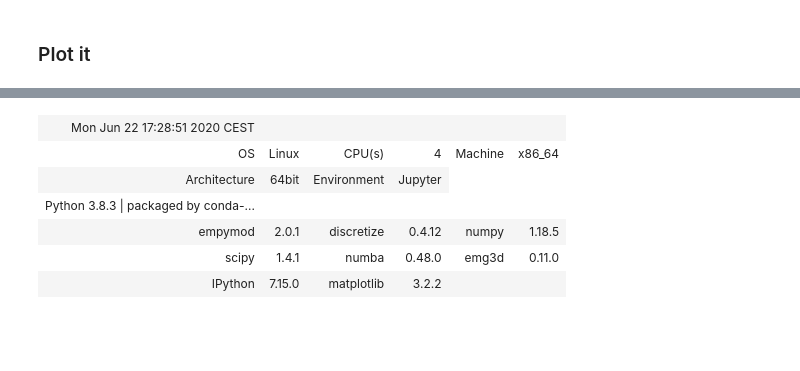
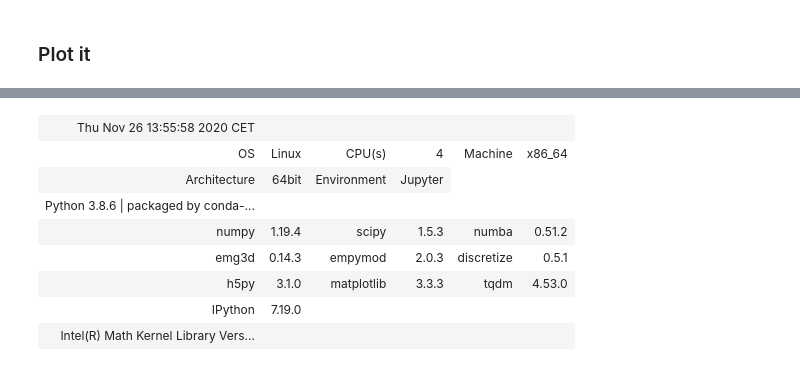
Before and after one commit to emsig/article-TDEM, a Jupyter notebook: notebooks/08_Figures_1D-Model-wrong-x-y.ipynb, the cells around one changed output, grey strips where cells are left out. Saved outputs shown, nothing was run; the diff lists cells and outputs as text; code cells hidden in the pictures; blank space fills up the shorter version.

```diff
--- a/notebooks/08_Figures_1D-Model-wrong-x-y.ipynb
+++ b/notebooks/08_Figures_1D-Model-wrong-x-y.ipynb
@@ -158,0 +143,3 @@ total_time = runtime.runtime
+# %%
+emg3d.save('../data/'+name+'.h5', log=log)
+log = emg3d.load('../data/'+name+'.h5')['log']
@@ -159,16 +151,13 @@ total_time = runtime.runtime
 # %%
-# Load info and data
-values = emg3d.load('../data/'+name+'.h5')['Data']['values']
-
 runtime = 0
-for frq in Fourier.freq_calc[::-1]:
-    key = int(frq*1e6)
-    value = values[str(key)]
+for freq in Fourier.freq_calc[::-1]:
+    key = int(freq*1e6)
+    value = log[str(key)]
     print(f"  {value['freq']:7.3f} Hz: {value['info']['it_mg']:2g}/{value['info']['it_ssl']:g} it; "
           f"{value['info']['time']:4.0f} s; "
-          f"a: {value['alpha'][0]:.3f} / {value['alpha'][1]:.3f} ; "
+          f"max_a: {value['stretching']:.2f}; "
           f"nC: {value['nC']:8,.0f}; "
-          f"a: {value['dminmax'][0]:5.0f} / {value['dminmax'][1]:7.0f}")
+          f"h: {value['dminmax'][0]:5.0f} / {value['dminmax'][1]:7.0f}")
     runtime += value['info']['time']
 
 print(f"\n                **** TOTAL RUNTIME :: {runtime//60:.0f} min {runtime%60:.1f} s ****\n")
@@ -349,12 +338,14 @@ plt.show()
 [interactive output not drawn]
 [interactive output not drawn]
 # %%
-emg3d.Report([empymod, discretize])
+emg3d.Report()
 # %% [output]
-| Mon Jun 22 17:28:51 2020 CEST |  |  |  |  |  |
+| Thu Nov 26 13:55:58 2020 CET |  |  |  |  |  |
 | OS | Linux | CPU(s) | 4 | Machine | x86_64 |
 | Architecture | 64bit | Environment | Jupyter |
-| Python 3.8.3 | packaged by conda-... |  |  |  |  |  |
-| empymod | 2.0.1 | discretize | 0.4.12 | numpy | 1.18.5 |
-| scipy | 1.4.1 | numba | 0.48.0 | emg3d | 0.11.0 |
-| IPython | 7.15.0 | matplotlib | 3.2.2 |  |  |
+| Python 3.8.6 | packaged by conda-... |  |  |  |  |  |
+| numpy | 1.19.4 | scipy | 1.5.3 | numba | 0.51.2 |
+| emg3d | 0.14.3 | empymod | 2.0.3 | discretize | 0.5.1 |
+| h5py | 3.1.0 | matplotlib | 3.3.3 | tqdm | 4.53.0 |
+| IPython | 7.19.0 |  |  |  |  |
+| Intel(R) Math Kernel Library Vers... |  |  |  |  |  |
```
Also changed, not shown: parts of 9 cells of this notebook, 16 other files.
